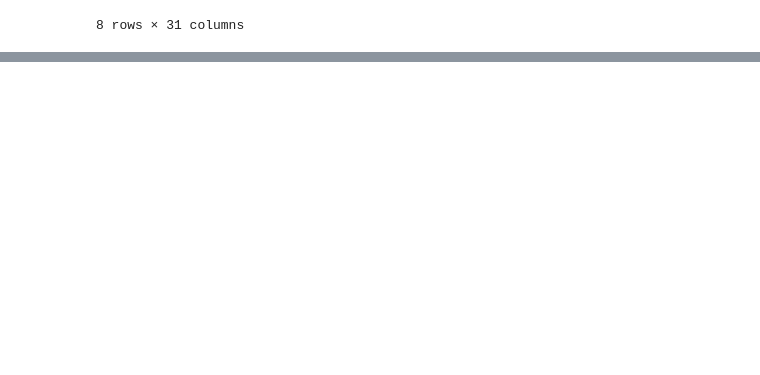
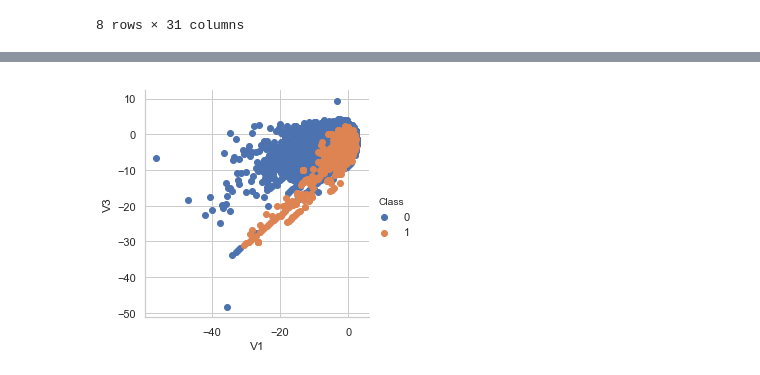
Before and after one commit to wcheungnet/creditCardFaurdDetection, a Jupyter notebook: hw3.ipynb, the cells around one changed output, grey strips where cells are left out. Saved outputs shown, nothing was run; the diff lists cells and outputs as text; code cells hidden in the pictures; blank space fills up the shorter version.

```diff
--- a/hw3.ipynb
+++ b/hw3.ipynb
@@ -85,0 +111,10 @@ AttributeError: 'tuple' object has no attribute 'scatter'
+# %%
+import seaborn as sns
+
+sns.set_style("whitegrid")
+sns.FacetGrid(transactions, hue="Class", height=4) \
+   .map(plt.scatter, "V1", "V3") \
+   .add_legend()
+plt.show()
+# %% [output]
+[figure, added]
```
Also changed, not shown: parts of 9 cells of this notebook.
